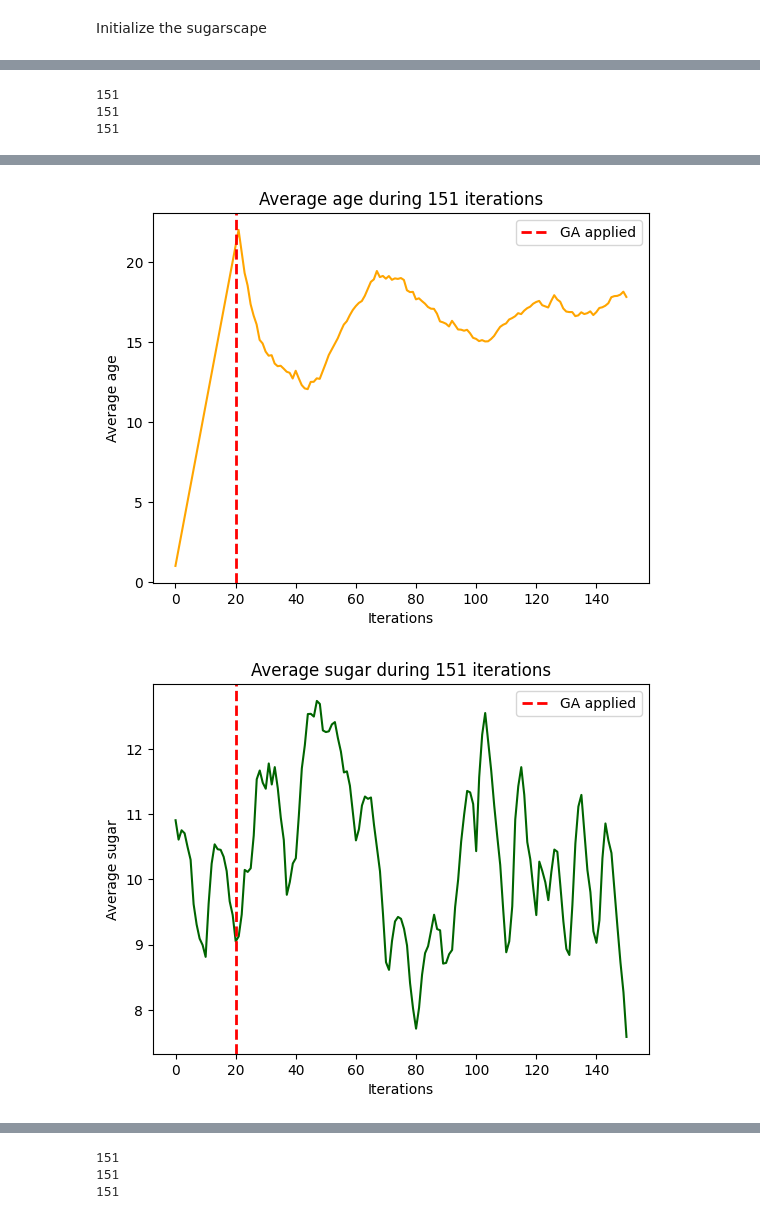
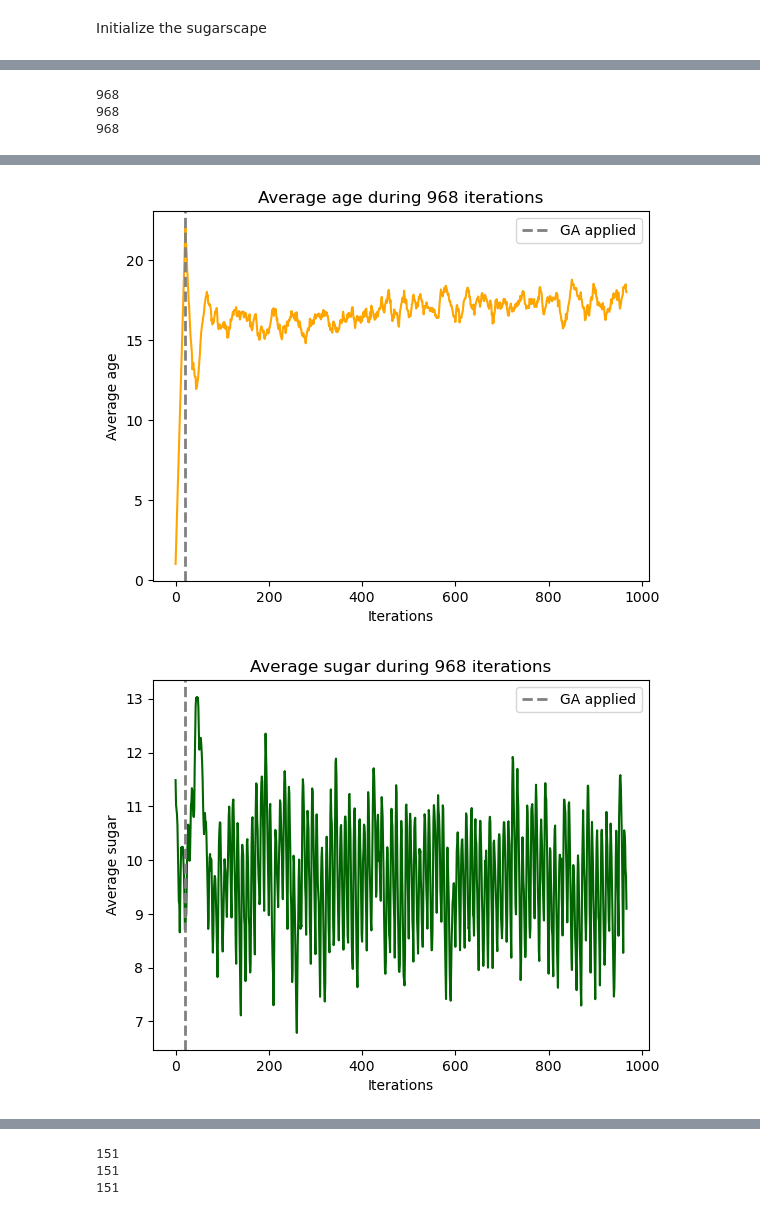
Before and after one commit to Sagoos/FFR120_group_project_12, a Jupyter notebook: Individual Folders/Moa/SugarScape.ipynb, the cells around one changed output, grey strips where cells are left out. Cells and saved outputs as stored; diff of their text form; code cells hidden in the pictures.

```diff
--- a/Individual Folders/Moa/SugarScape.ipynb
+++ b/Individual Folders/Moa/SugarScape.ipynb
@@ -304,7 +304,7 @@ import time
 def update_canvas(SuSca, agents, canvas, N, window_size, step, tk):
     r0 = 0.25
     # Define the RGB colors for white and orange
-    RGB1 = [0.1, 1.0, 0.1]  # Green for high values.
+    RGB1 = [0.0, 0.6, 0.0]  # Green for high values.
     RGB0 = [1.0, 1.0, 1.0]  # White for low values.
 
     canvas.delete('all')
@@ -444,7 +444,7 @@ import numpy as np
 
 apply_GA = 20 # Apply GA logic after number of steps
 N_skip = 1
-MAX_STEP = 150
+MAX_STEP = 1000
 step = 0
 
 # Visualize status every N_skip steps.
@@ -560,7 +593,7 @@ print(len(iterations))
 plt.figure()
 plt.plot(iterations, num_agents, color= 'teal')
 plt.title(f'Number of agents during {len(iterations)} iterations')
-plt.axvline(x=apply_GA, color='r', linestyle='--', linewidth=2, label="GA applied")
+plt.axvline(x=apply_GA, color='grey', linestyle='--', linewidth=2, label="GA applied")
 plt.xlabel('Iterations')
 plt.ylabel('Number of agents')
 plt.show()
@@ -572,10 +605,10 @@ for ability in range(abilities_results.shape[1]):
     plt.title(f'Average {colomn_name} during {len(iterations)} iterations')
     plt.xlabel('Iterations')
     plt.ylabel(f'Average {colomn_name}')
-    plt.axvline(x=apply_GA, color='r', linestyle='--', linewidth=2, label="GA applied")
+    plt.axvline(x=apply_GA, color='grey', linestyle='--', linewidth=2, label="GA applied")
     plt.legend()
     plt.show()
 # %% [output]
-151
-151
-151
+968
+968
+968
@@ -586,4 +619,4 @@ for ability in range(abilities_results.shape[1]):
-[figure, old version]
+[figure, new version]
-[figure, old version]
+[figure, new version]
 # %%
 abilities_results = pd.read_csv('results_all.csv')
```
Also changed, not shown: parts of 7 cells of this notebook, 2 other files.
